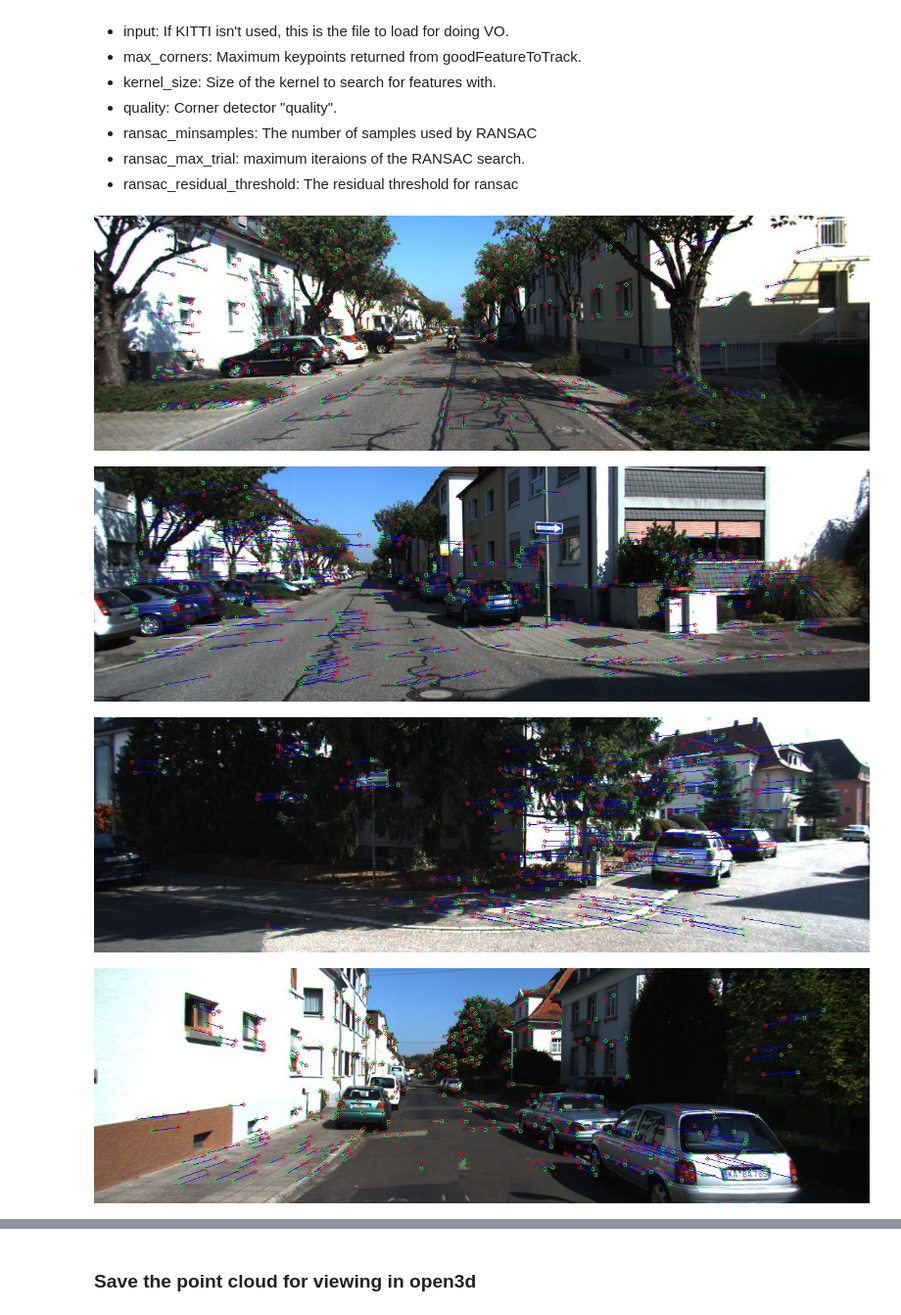
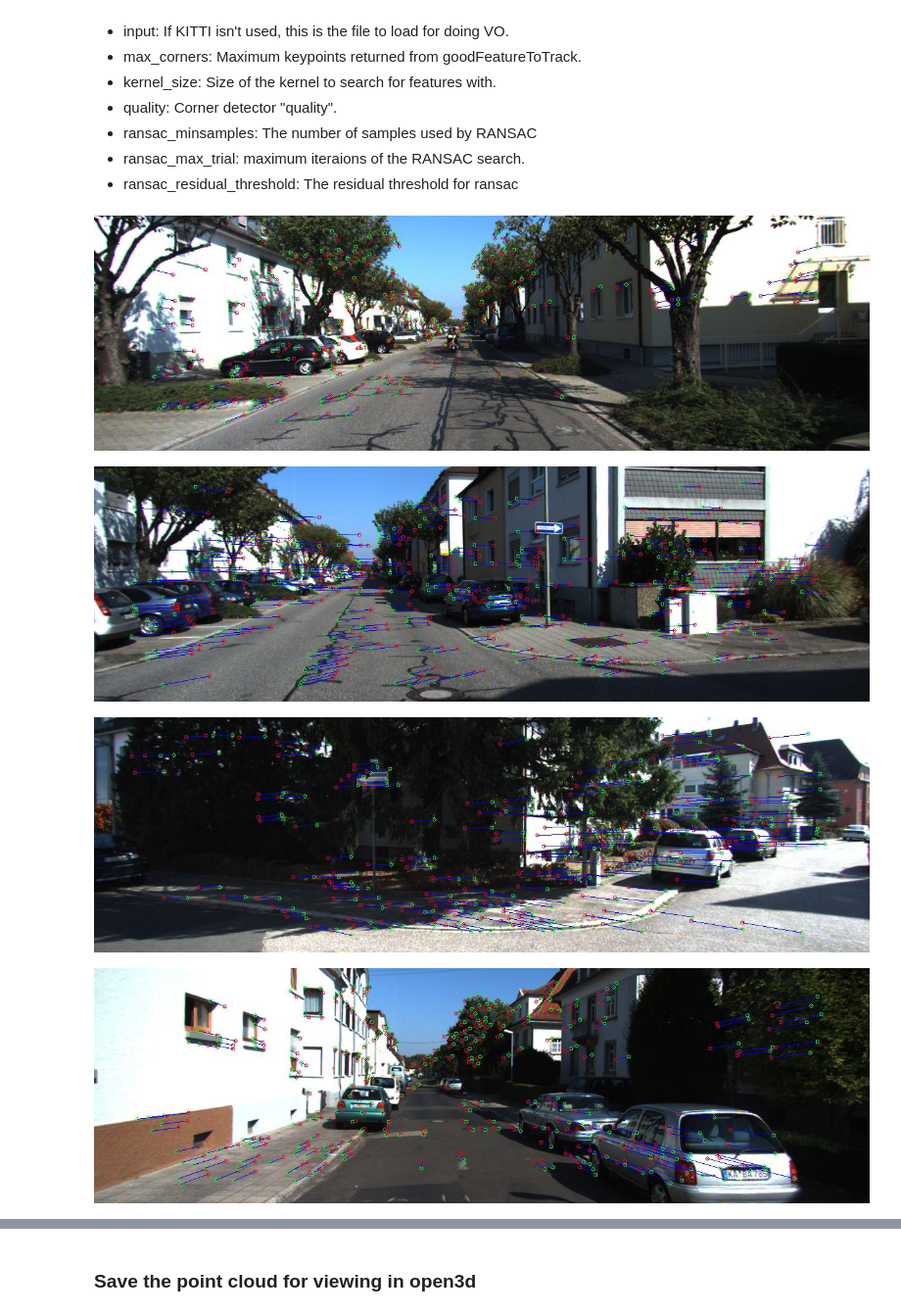
Before and after one commit to hpennington/mono-visual-odometry, a Jupyter notebook: src/visual_odometry.ipynb, the cells around one changed output, grey strips where cells are left out. Shown at 98% size. Drawn from its saved outputs; the diff is of its cells as text; code cells hidden in the pictures.

```diff
--- a/src/visual_odometry.ipynb
+++ b/src/visual_odometry.ipynb
@@ -85,7 +79,6 @@ bf_matcher = cv2.BFMatcher(cv2.NORM_HAMMING)
 # %%
 def match_frames(T, H, W, kps1, kps2, descriptors1, descriptors2):
-    matches = bf_matcher.knnMatch(descriptors1, descriptors2, k=2)
-    matches = np.asarray(matches)
+    matches = bruteforce_match(descriptors1, descriptors2)
 
     pairs = []
     norm_pairs = []
@@ -164,7 +157,7 @@ while (KITTI == True and i < len(train_image_names)) or (cap is not None and cap
             im2 = last
 
             key_points1 = extract_features(im1, max_corners, quality, kernel_size, keypoint_size)
-            kps, descriptors = orb.compute(im1, key_points1)
+            kps, descriptors = compute_orb_descriptors(im1, key_points1)
 
             H, W = im1.shape
             result = match_frames(T, H, W, kps, last_kps, descriptors, last_descriptors)
@@ -204,35 +197,35 @@ while (KITTI == True and i < len(train_image_names)) or (cap is not None and cap
                 draw_points(im_original, feature_pairs, multiplier_x, multiplier_y)
 
         last = im
 
         if last_corners is None:
             keypoints = extract_features(im, max_corners, quality, kernel_size, keypoint_size)
-            last_kps, last_descriptors = orb.compute(im, keypoints)
+            last_kps, last_descriptors = compute_orb_descriptors(im, keypoints)
         else:
             last_kps, last_descriptors = kps, descriptors
 
         cv2.imshow('im', im_original)
         key = cv2.waitKey(1)
         if key & 0xFF == ord('q'):
             break
 
         if (i > 99 and i % 100 == 0) or (i > 0 and i < 11 and i % 10 == 0):
             display_mat(cv2.cvtColor(im_original, cv2.COLOR_BGR2RGB))
 
         t1 = time.time()
         t_delta = (t1 - t0)
         # print (1 / t_delta)
         i += 1
 
     else:
         break
 
 cv2.destroyAllWindows()
 cv2.waitKey(4)
 if KITTI == False:
     cap.release()
 # %% [output]
-[figure, old version]
+[figure, new version]
-[figure, old version]
+[figure, new version]
-[figure, old version]
+[figure, new version]
-[figure, old version]
+[figure, new version]
```
Also changed, not shown: parts of 4 cells of this notebook, 2 other files.
